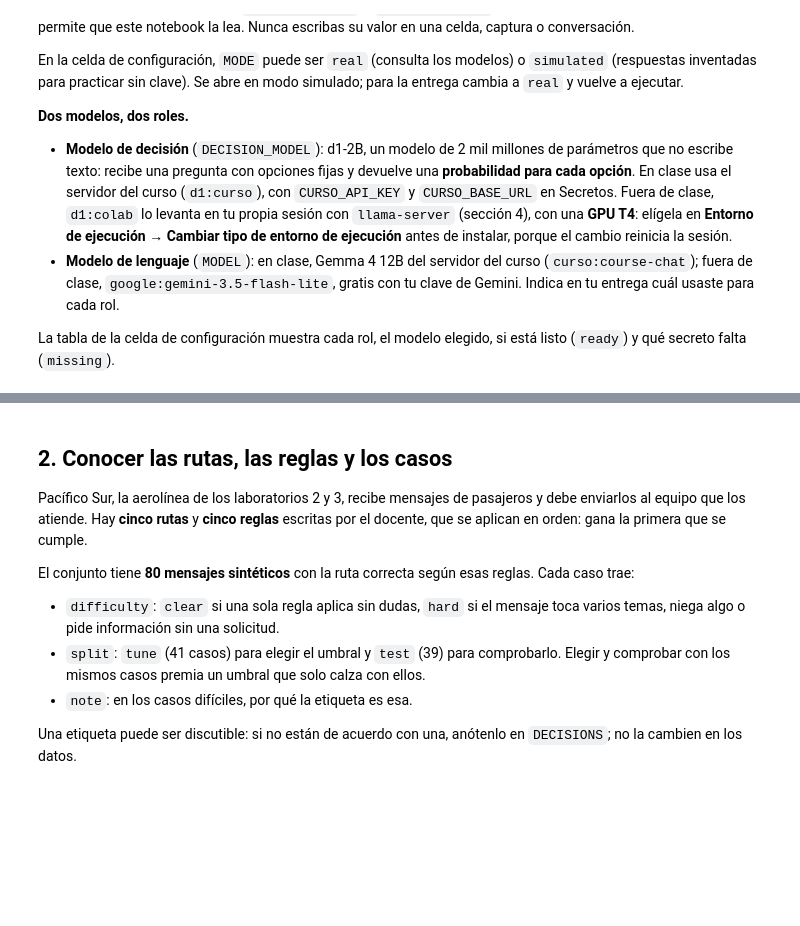
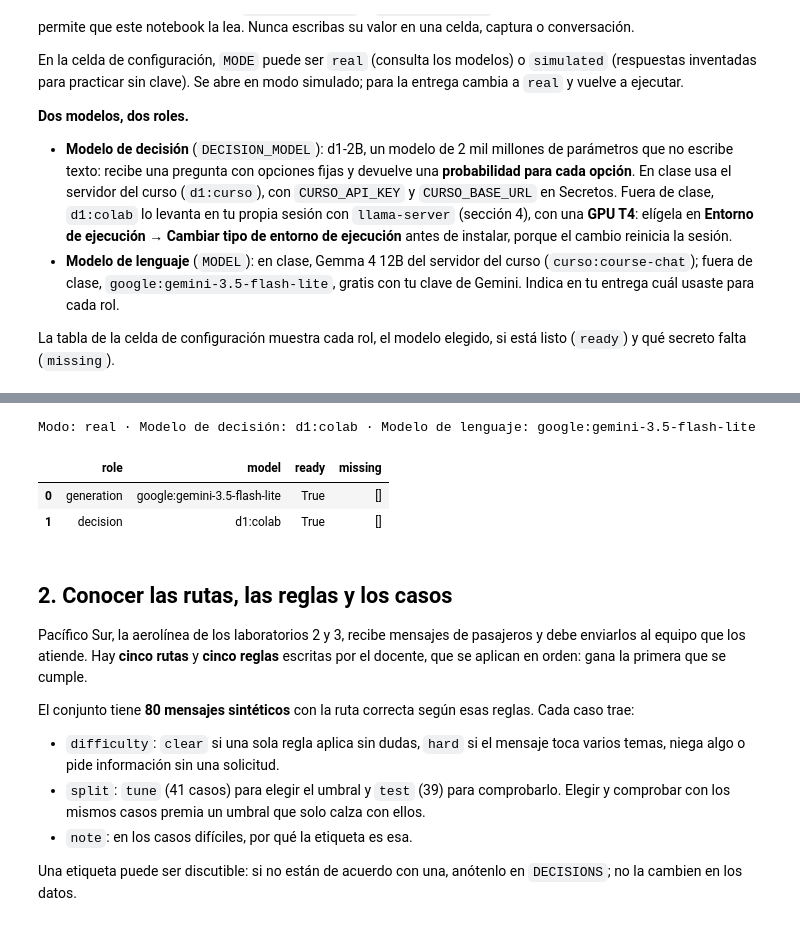
Before and after one commit to mindjobs/Magister-, a Jupyter notebook: lab04.ipynb, the cells around one changed output, grey strips where cells are left out. Drawn from its saved outputs; the diff is of its cells as text; code cells hidden in the pictures; blank space fills up the shorter version.

Commit message:
Se creó con Colab

```diff
--- a/lab04.ipynb
+++ b/lab04.ipynb
@@ -51,36 +53,41 @@ from typing import Literal
 import numpy as np
 import pandas as pd
 from pydantic import BaseModel, Field
 from pydantic_ai import Agent
 
 from curso_ia import create_model, load_config, save_experiment, status
 from curso_ia.decision import load_routes, reliability, retry_routes, run_routes, start_d1
 
 # Cambia "simulated" por "real" para consultar los modelos con tus claves de Secretos.
-MODE = "simulated"  # @param ["simulated", "real"]
+MODE = "real"  # @param ["simulated", "real"]
 os.environ["CURSO_MODE"] = MODE
 
 # Modelo de decisión:
 #   "d1:curso"  d1-2B en el servidor del curso, solo durante la clase; requiere CURSO_API_KEY y CURSO_BASE_URL.
 #   "d1:colab"  d1-2B en tu sesión de Colab; la sección 4 lo descarga y lo levanta.
-DECISION_MODEL = "d1:curso"  # @param ["d1:curso", "d1:colab"]
+DECISION_MODEL = "d1:colab"  # @param ["d1:curso", "d1:colab"]
 os.environ["DECISION_MODEL"] = DECISION_MODEL
 
 # Modelo de lenguaje, con la forma proveedor:modelo:
 #   "curso:course-chat"             servidor del curso con Gemma 4 12B, solo durante la clase.
 #   "google:gemini-3.5-flash-lite"  Gemini, gratis con tu clave; para trabajar fuera de clase.
-MODEL = "curso:course-chat"  # @param ["curso:course-chat", "google:gemini-3.5-flash-lite"]
+MODEL = "google:gemini-3.5-flash-lite"  # @param ["curso:course-chat", "google:gemini-3.5-flash-lite"]
 os.environ["GENERATION_MODEL"] = MODEL
 
 # Servidor del curso sin Secretos: descomenta y pega la clave del día que entrega el docente.
 # os.environ["CURSO_BASE_URL"] = "https://tofu.tail07b663.ts.net/v1"
 # os.environ["CURSO_API_KEY"] = ""
 ROOT = Path.cwd().parent if Path.cwd().name == "notebooks" else Path.cwd()
 OUTPUT = ROOT / "labs/lab04-decision"
 config = load_config(ROOT)
 decision_ref, model_ref = config.models["decision"], config.models["generation"]
 print("Modo:", config.mode, "· Modelo de decisión:", decision_ref, "· Modelo de lenguaje:", model_ref)
 display(pd.DataFrame([row for row in status(config) if row["role"] in ("generation", "decision")]))
+# %% [output]
+Modo: real · Modelo de decisión: d1:colab · Modelo de lenguaje: google:gemini-3.5-flash-lite
+|  | role | model | ready | missing |
+| 0 | generation | google:gemini-3.5-flash-lite | True | [] |
+| 1 | decision | d1:colab | True | [] |
 # %% [markdown]
 ## 2. Conocer las rutas, las reglas y los casos
 
```
Also changed, not shown: parts of 17 cells of this notebook.
